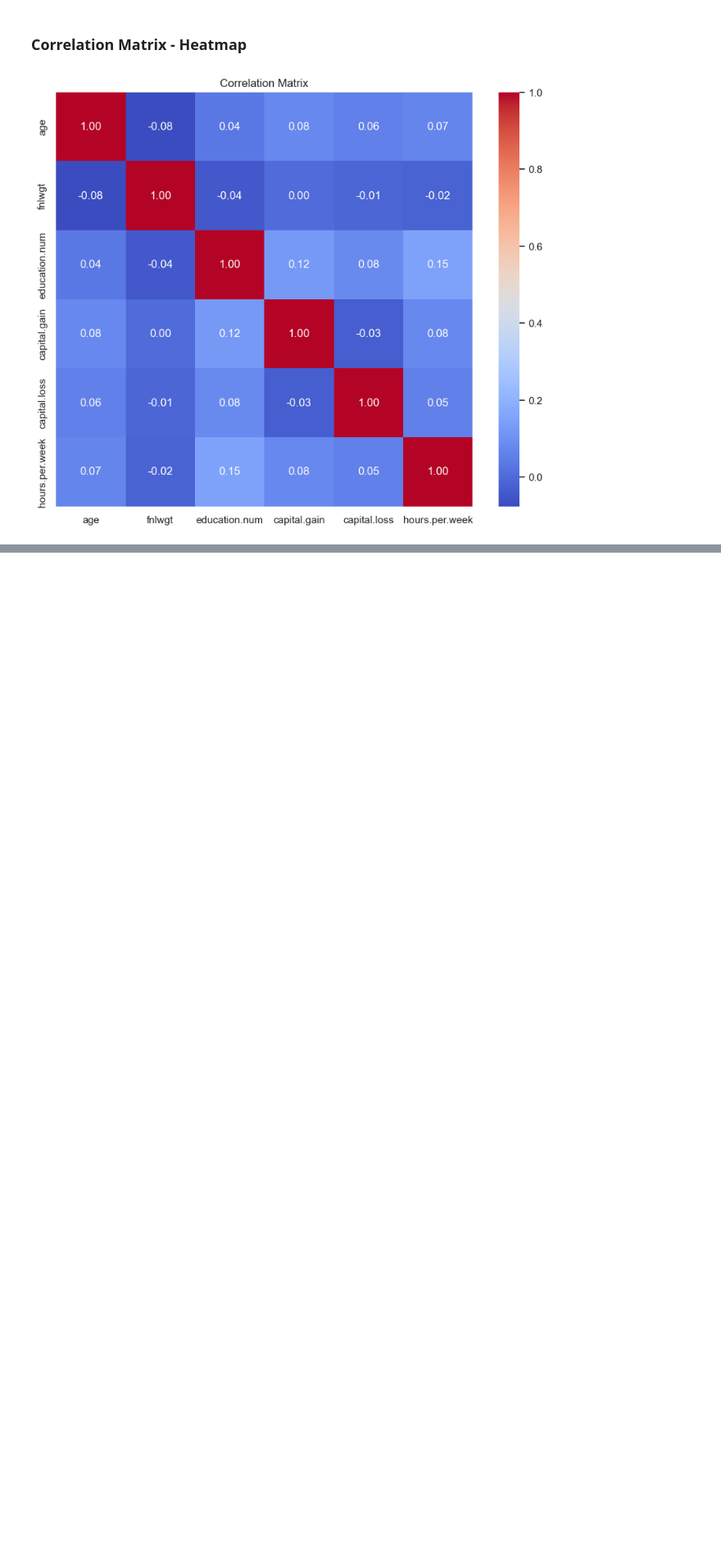
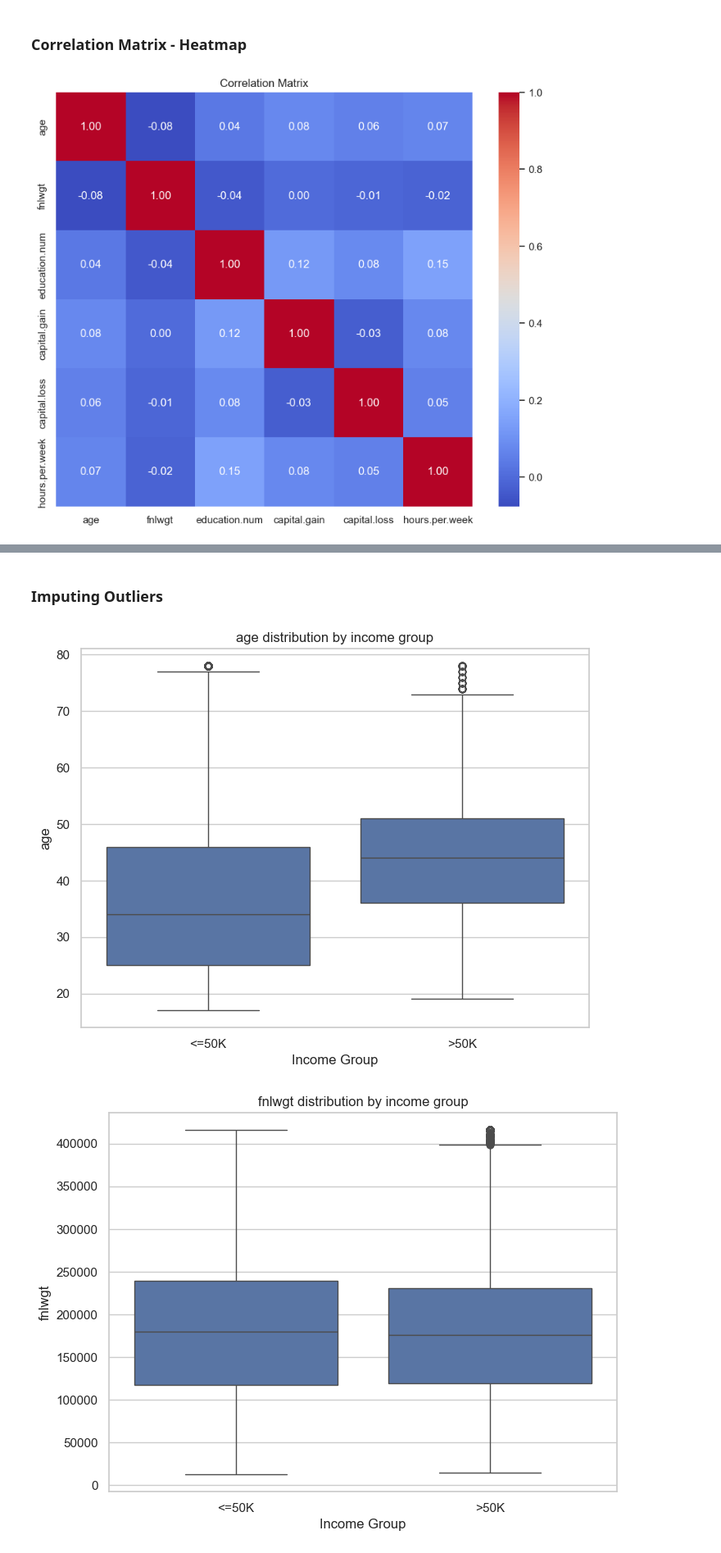
Before and after one commit to sushilbang/ml_prac, a Jupyter notebook: eda.ipynb, the cells around one changed output, grey strips where cells are left out. Shown at 82% size. Saved outputs shown, nothing was run; the diff lists cells and outputs as text; code cells hidden in the pictures; blank space fills up the shorter version.

```diff
--- a/eda.ipynb
+++ b/eda.ipynb
@@ -420,0 +502,26 @@ plt.show()
+# %% [markdown]
+### Imputing Outliers
+# %%
+def impute_outliers_IQR(df, column):
+    Q1 = df[column].quantile(0.25)
+    Q3 = df[column].quantile(0.75)
+    IQR = Q3 - Q1
+    lower = Q1 - 1.5 * IQR
+    upper = Q3 + 1.5 * IQR
+    median = df[column].median()
+    df[column] = np.where((df[column] < lower) | (df[column] > upper), median, df[column])
+    return df
+# %%
+for col in num_col:
+    df_imputed = impute_outliers_IQR(df, col)
+# %%
+for col in num_col:
+    plt.figure(figsize=(8, 6))
+    sns.boxplot(data=df_imputed, x='income', y=col)
+    plt.title(f'{col} distribution by income group')
+    plt.xlabel('Income Group')
+    plt.ylabel(col)
+    plt.show()
+# %% [output]
+[figure, added]
+[figure, added]
```
Also changed, not shown: parts of 18 cells of this notebook.
